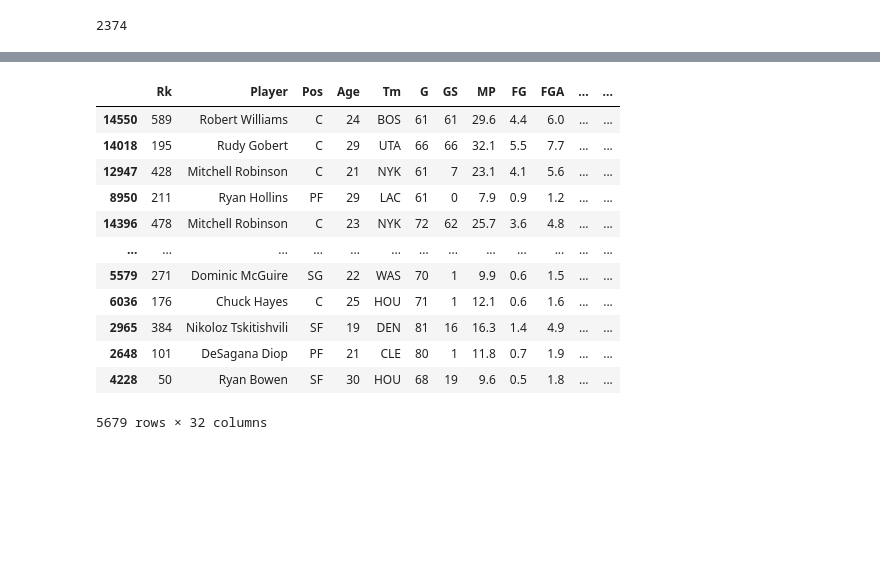
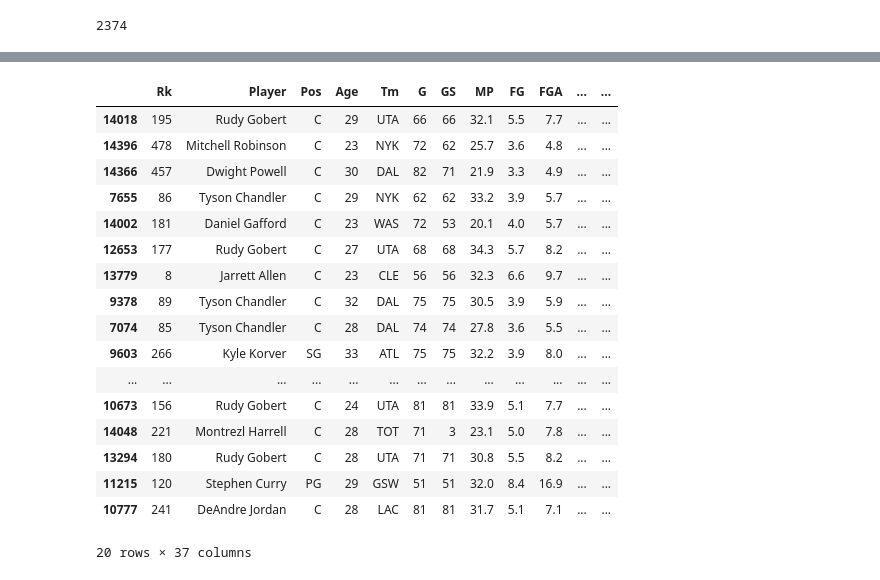
Before and after one commit to joshua-shorterivey/basic_basketball_analysis, a Jupyter notebook: explore.ipynb, the cells around one changed output, grey strips where cells are left out. Drawn from its saved outputs; the diff is of its cells as text; code cells hidden in the pictures; blank space fills up the shorter version.

```diff
--- a/explore.ipynb
+++ b/explore.ipynb
@@ -52,19 +64,33 @@ stats['TS%'] = stats['PTS'] / (2 * (stats['FGA'] + (.44 * stats['FTA'])))
+# %%
+stats['tFTA'] = round(stats['FTA'] * stats['G'], 0)
+# %%
+stats['t3PA'] = round(stats['3PA'] * stats['G'], 0)
+# %%
+stats['t2PA'] = round(stats['2PA'] * stats['G'], 0)
+# %%
+stats['tTSA'] = stats['tFGA'] + stats['tFTA']
 # %%
-stats[stats['G'] > 58].sort_values(by=['TS%'],ascending=False)
+stats[stats['tTSA'] > 500]\
+    .sort_values(by=['TS%'],ascending=False).head(20)
 # %% [output]
 |  | Rk | Player | Pos | Age | Tm | G | GS | MP | FG | FGA | ... | ... |
-| 14550 | 589 | Robert Williams | C | 24 | BOS | 61 | 61 | 29.6 | 4.4 | 6.0 | ... | ... |
 | 14018 | 195 | Rudy Gobert | C | 29 | UTA | 66 | 66 | 32.1 | 5.5 | 7.7 | ... | ... |
-| 12947 | 428 | Mitchell Robinson | C | 21 | NYK | 61 | 7 | 23.1 | 4.1 | 5.6 | ... | ... |
-| 8950 | 211 | Ryan Hollins | PF | 29 | LAC | 61 | 0 | 7.9 | 0.9 | 1.2 | ... | ... |
 | 14396 | 478 | Mitchell Robinson | C | 23 | NYK | 72 | 62 | 25.7 | 3.6 | 4.8 | ... | ... |
+| 14366 | 457 | Dwight Powell | C | 30 | DAL | 82 | 71 | 21.9 | 3.3 | 4.9 | ... | ... |
+| 7655 | 86 | Tyson Chandler | C | 29 | NYK | 62 | 62 | 33.2 | 3.9 | 5.7 | ... | ... |
+| 14002 | 181 | Daniel Gafford | C | 23 | WAS | 72 | 53 | 20.1 | 4.0 | 5.7 | ... | ... |
+| 12653 | 177 | Rudy Gobert | C | 27 | UTA | 68 | 68 | 34.3 | 5.7 | 8.2 | ... | ... |
+| 13779 | 8 | Jarrett Allen | C | 23 | CLE | 56 | 56 | 32.3 | 6.6 | 9.7 | ... | ... |
+| 9378 | 89 | Tyson Chandler | C | 32 | DAL | 75 | 75 | 30.5 | 3.9 | 5.9 | ... | ... |
+| 7074 | 85 | Tyson Chandler | C | 28 | DAL | 74 | 74 | 27.8 | 3.6 | 5.5 | ... | ... |
+| 9603 | 266 | Kyle Korver | SG | 33 | ATL | 75 | 75 | 32.2 | 3.9 | 8.0 | ... | ... |
 | ... | ... | ... | ... | ... | ... | ... | ... | ... | ... | ... | ... | ... |
-| 5579 | 271 | Dominic McGuire | SG | 22 | WAS | 70 | 1 | 9.9 | 0.6 | 1.5 | ... | ... |
-| 6036 | 176 | Chuck Hayes | C | 25 | HOU | 71 | 1 | 12.1 | 0.6 | 1.6 | ... | ... |
-| 2965 | 384 | Nikoloz Tskitishvili | SF | 19 | DEN | 81 | 16 | 16.3 | 1.4 | 4.9 | ... | ... |
-| 2648 | 101 | DeSagana Diop | PF | 21 | CLE | 80 | 1 | 11.8 | 0.7 | 1.9 | ... | ... |
-| 4228 | 50 | Ryan Bowen | SF | 30 | HOU | 68 | 19 | 9.6 | 0.5 | 1.8 | ... | ... |
+| 10673 | 156 | Rudy Gobert | C | 24 | UTA | 81 | 81 | 33.9 | 5.1 | 7.7 | ... | ... |
+| 14048 | 221 | Montrezl Harrell | C | 28 | TOT | 71 | 3 | 23.1 | 5.0 | 7.8 | ... | ... |
+| 13294 | 180 | Rudy Gobert | C | 28 | UTA | 71 | 71 | 30.8 | 5.5 | 8.2 | ... | ... |
+| 11215 | 120 | Stephen Curry | PG | 29 | GSW | 51 | 51 | 32.0 | 8.4 | 16.9 | ... | ... |
+| 10777 | 241 | DeAndre Jordan | C | 28 | LAC | 81 | 81 | 31.7 | 5.1 | 7.1 | ... | ... |
-5679 rows × 32 columns
+20 rows × 37 columns
 # %%
 stats.sort_values(by=['TS%'], ascending=False)
 # %% [output]
```
Also changed, not shown: parts of 12 cells of this notebook.
